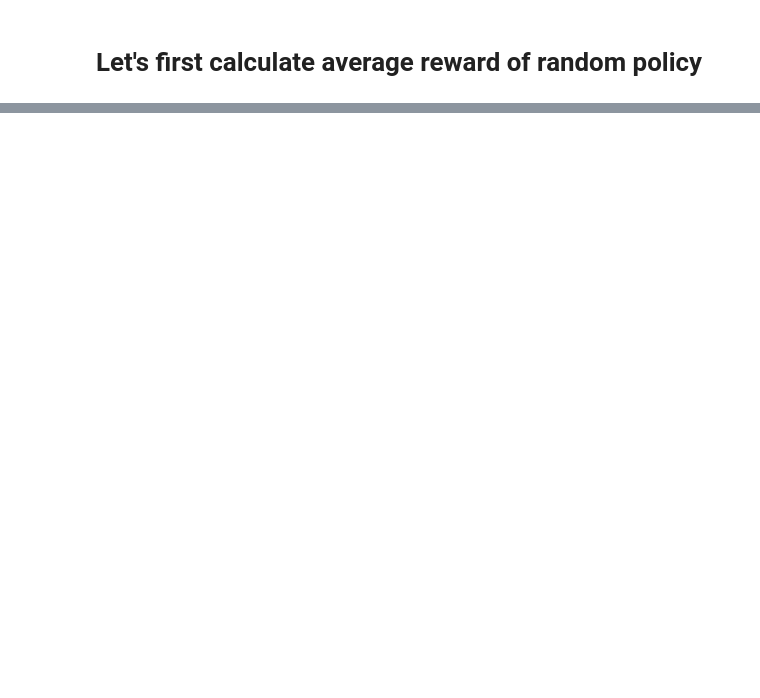
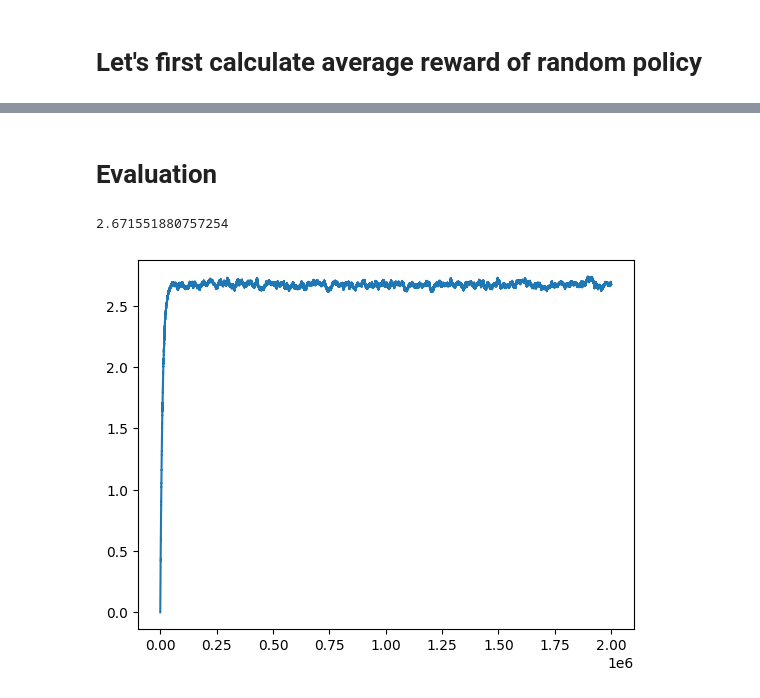
Before and after one commit to gmuthu7/Gridworld, a Jupyter notebook: access_control_queue.ipynb, the cells around one changed output, grey strips where cells are left out. Saved outputs shown, nothing was run; the diff lists cells and outputs as text; code cells hidden in the pictures; blank space fills up the shorter version.

```diff
--- a/access_control_queue.ipynb
+++ b/access_control_queue.ipynb
@@ -169,0 +159,21 @@ track_q
+# %% [markdown]
+<h1> Evaluation </h1>
+# %%
+state = env.reset()
+rt = 0
+track = []
+for i in range(int(2e6)):
+    action = np.argmax(q[*state])
+    if state[0] == 0:
+        action = 0
+    next_state,reward = env.step(action)
+    rt = rt + 0.0001 * (reward - rt)
+    track.append(rt)
+    state = next_state
+
+plt.figure()
+plt.plot(track)
+print(rt)
+# %% [output]
+2.671551880757254
+[figure, added]
```
Also changed, not shown: parts of 9 cells of this notebook.
